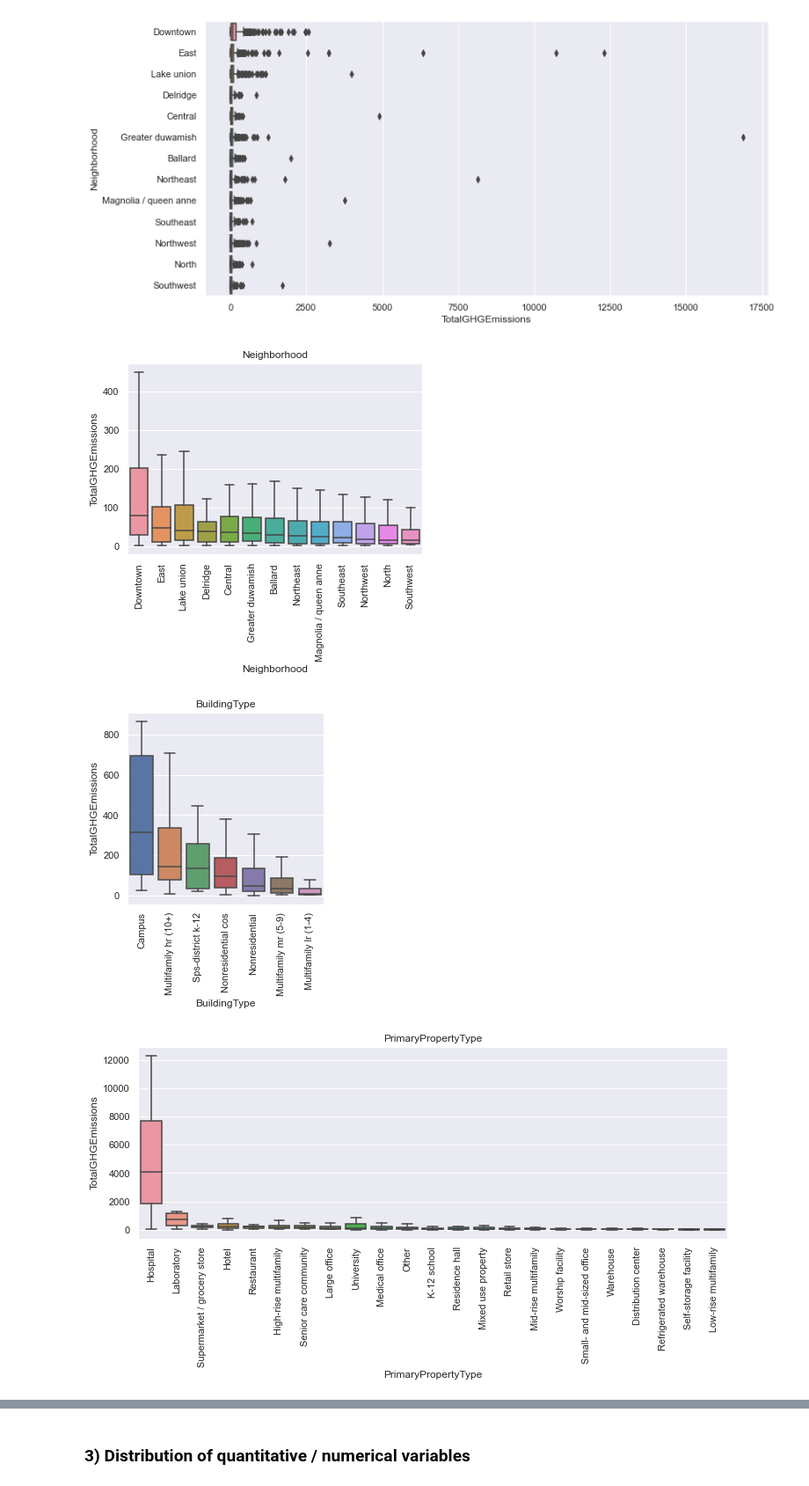
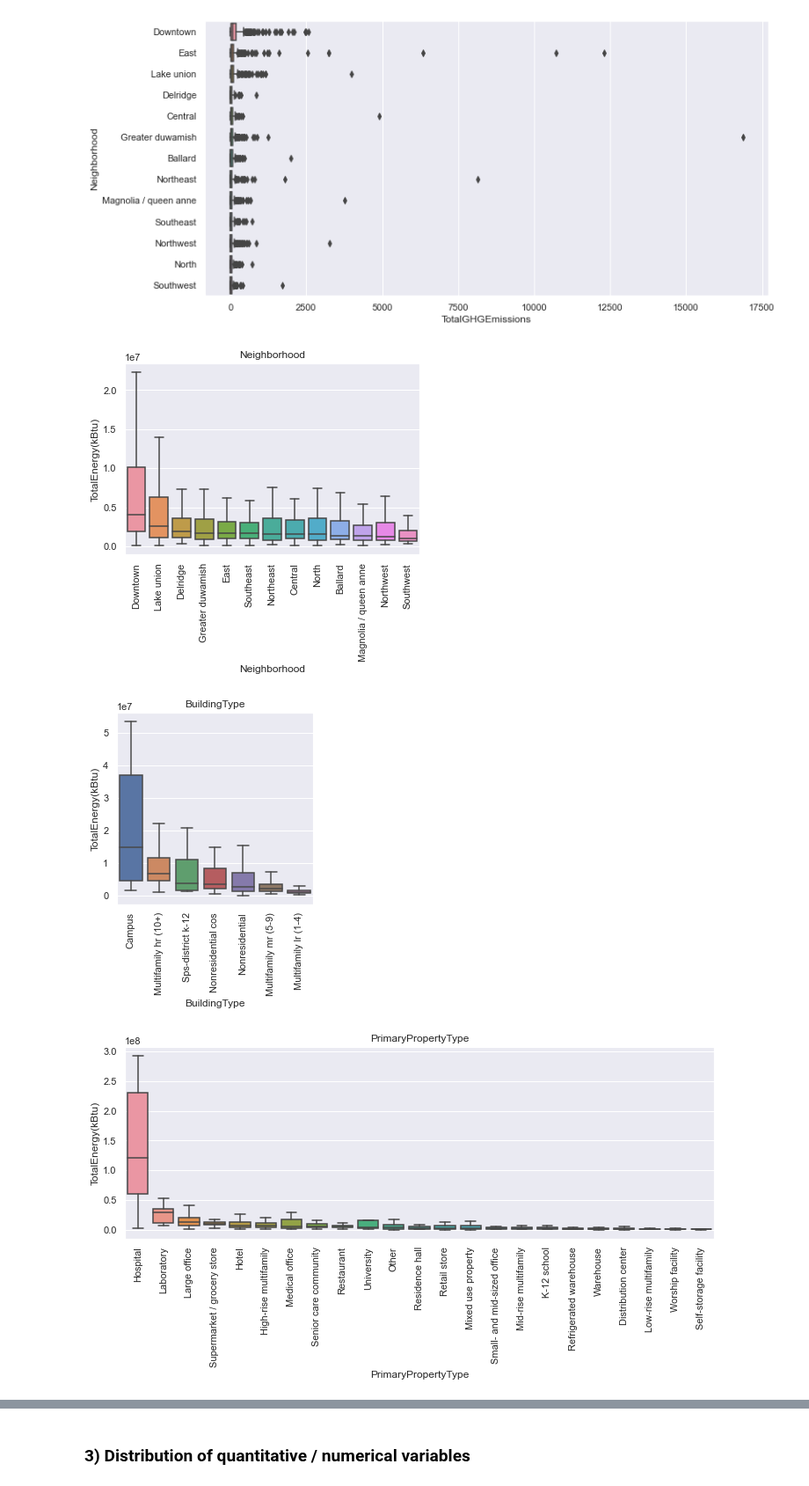
Before and after one commit to oumeima-elgharbi/P4_Data_Science_OpenClassrooms, a Jupyter notebook: P4_02_exploratory_data_analysis.ipynb, the cells around one changed output, grey strips where cells are left out. Shown at 88% size. Cells and saved outputs as stored; diff of their text form; code cells hidden in the pictures.

```diff
--- a/P4_02_exploratory_data_analysis.ipynb
+++ b/P4_02_exploratory_data_analysis.ipynb
@@ -274,8 +199,10 @@ display_boxplot_per_feature(data_v1, all_features=["TotalGHGEmissions"], categor
-# %%
-box_categorical(data_v1, col_categorical="Neighborhood", col_numeric="TotalGHGEmissions")
-box_categorical(data_v1, col_categorical="BuildingType", col_numeric="TotalGHGEmissions")
-box_categorical(data_v1, col_categorical="PrimaryPropertyType", col_numeric="TotalGHGEmissions")
-# %% [output]
-[figure, removed]
-[figure, removed]
-[figure, removed]
+# %%
+categorical_features = ["Neighborhood", "BuildingType", "PrimaryPropertyType"]
+
+for feature_to_predict in features_to_predict:
+    for feature in categorical_features:
+        box_categorical(data_v1, col_categorical=feature, col_numeric=feature_to_predict)
+# %% [output]
+[figure, added]
+[figure, added]
+[figure, added]
```
Also changed, not shown: parts of 37 cells of this notebook, 9 other files.
